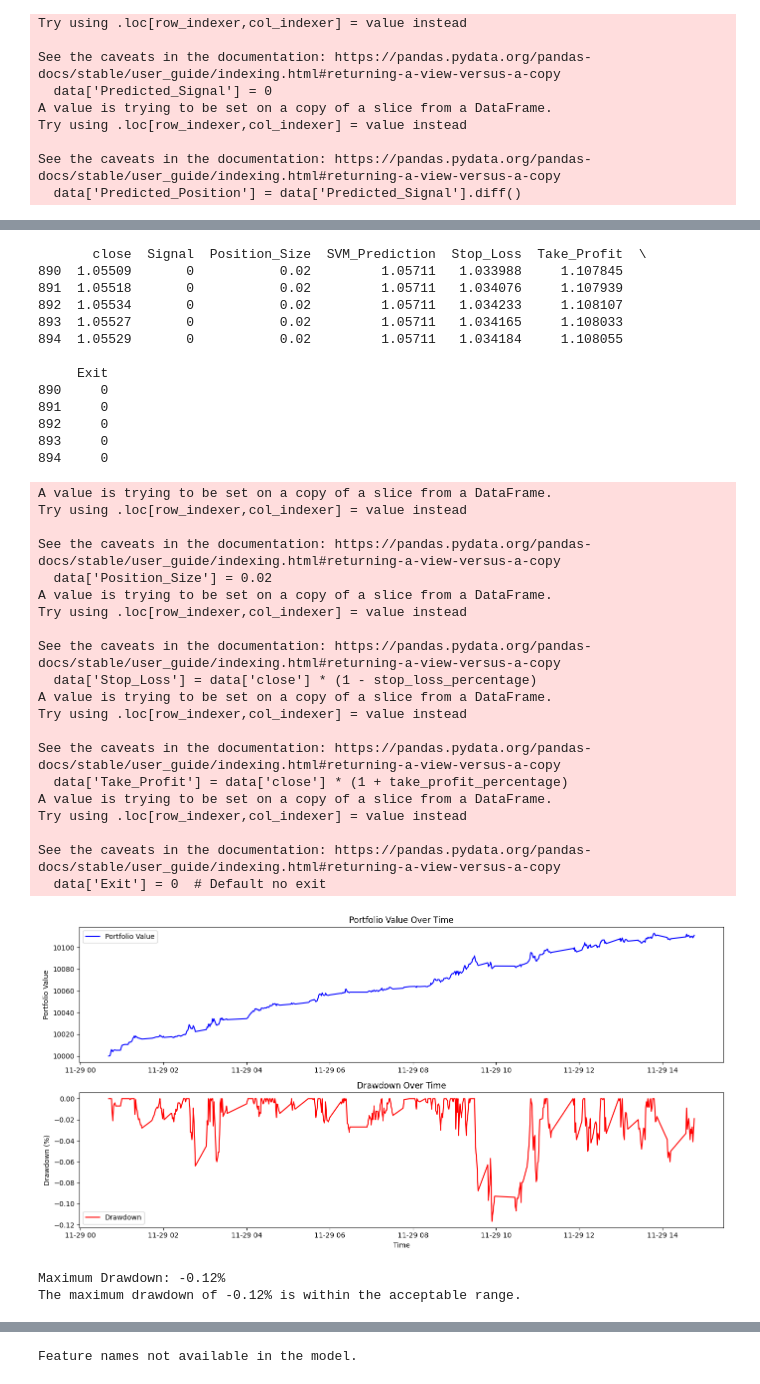
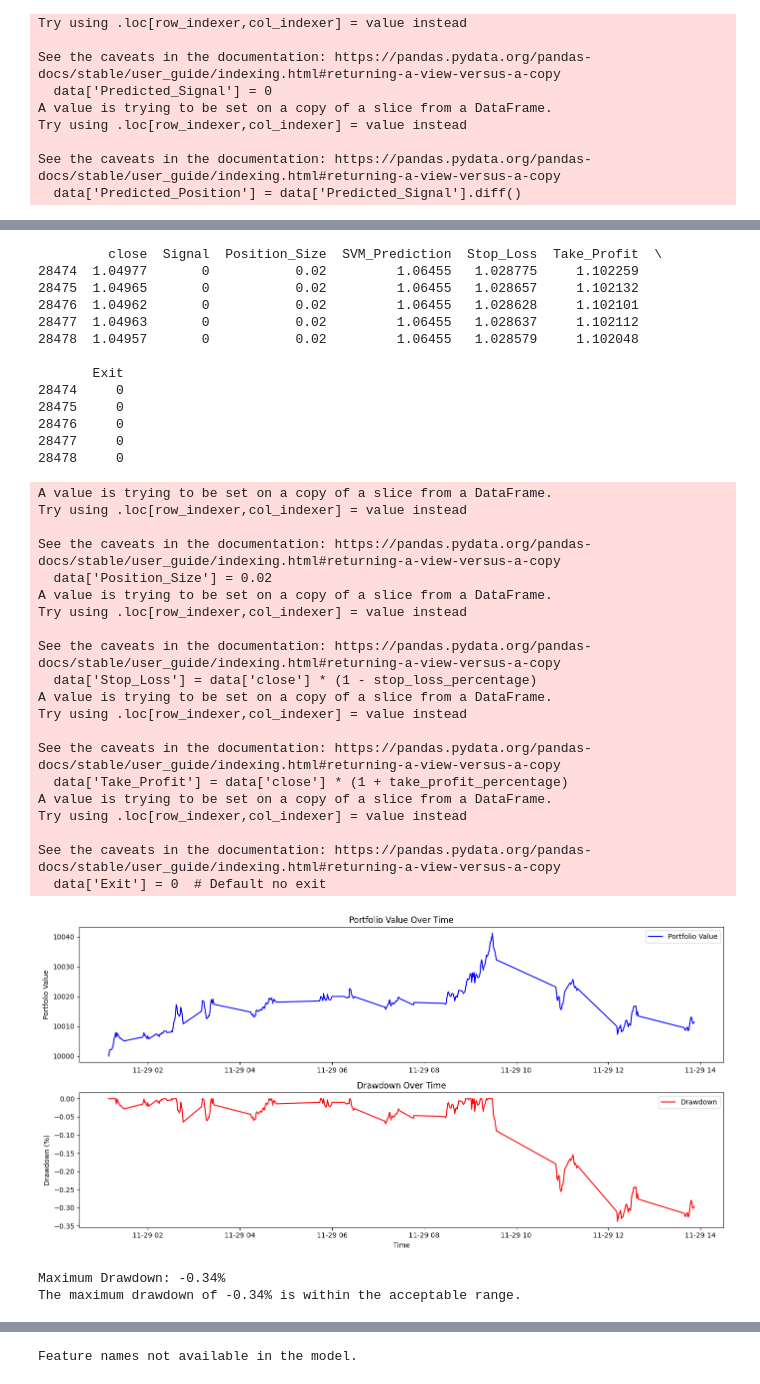
Before and after one commit to godwins3/PAfTA, a Jupyter notebook: notebooks/Nexo.ipynb, the cells around one changed output, grey strips where cells are left out. Cells and saved outputs as stored; diff of their text form; code cells hidden in the pictures.

```diff
--- a/notebooks/Nexo.ipynb
+++ b/notebooks/Nexo.ipynb
@@ -19,6 +19,6 @@ import joblib
 from sklearn.model_selection import GridSearchCV
 from sklearn.model_selection import  TimeSeriesSplit
 # %%
-data = pd.read_csv('../datasets/EURUSD_M1_data.csv')
+data = pd.read_csv('../datasets/EURUSD_M1_LARGE_data.csv')
 # %%
 df = pd.DataFrame(data)
@@ -501,19 +507,19 @@ data.loc[data['close'] >= data['Take_Profit'], 'Exit'] = 1  # Exit if price hits
 
 print(data[['close', 'Signal', 'Position_Size', 'SVM_Prediction', 'Stop_Loss', 'Take_Profit', 'Exit']].tail())
 # %% [output]
-       close  Signal  Position_Size  SVM_Prediction  Stop_Loss  Take_Profit  \
-890  1.05509       0           0.02         1.05711   1.033988     1.107845
-891  1.05518       0           0.02         1.05711   1.034076     1.107939
-892  1.05534       0           0.02         1.05711   1.034233     1.108107
-893  1.05527       0           0.02         1.05711   1.034165     1.108033
-894  1.05529       0           0.02         1.05711   1.034184     1.108055
+         close  Signal  Position_Size  SVM_Prediction  Stop_Loss  Take_Profit  \
+28474  1.04977       0           0.02         1.06455   1.028775     1.102259
+28475  1.04965       0           0.02         1.06455   1.028657     1.102132
+28476  1.04962       0           0.02         1.06455   1.028628     1.102101
+28477  1.04963       0           0.02         1.06455   1.028637     1.102112
+28478  1.04957       0           0.02         1.06455   1.028579     1.102048
 
-     Exit
-890     0
-891     0
-892     0
-893     0
-894     0
+       Exit
+28474     0
+28475     0
+28476     0
+28477     0
+28478     0
 A value is trying to be set on a copy of a slice from a DataFrame.
 Try using .loc[row_indexer,col_indexer] = value instead
 
@@ -544,6 +550,14 @@ data['Returns'] = data['close'].pct_change()
 
 # Initialize Portfolio Value column with initial capital
 data['Portfolio_Value'] = initial_capital
+
+# Backtest the strategy with the pre-trained model
+data['Strategy_Returns'] = data['Returns'] * data['Predicted_Signal'].shift(1)
+
+# Add stop-loss and take-profit conditions
+data['Strategy_Returns'] = np.where(data['Strategy_Returns'] < -0.01, -0.01, data['Strategy_Returns'])  # Stop-loss at -1%
+data['Strategy_Returns'] = np.where(data['Strategy_Returns'] > 0.02, 0.02, data['Strategy_Returns'])   # Take-profit at 2%
+
 
 # Loop through the signals and update portfolio value
 # for i in range(1, len(data)):
@@ -572,36 +586,36 @@ plt.plot(data['Portfolio_Value'], label='Portfolio Value', color='blue')
 plt.title('Portfolio Value Over Time')
 plt.ylabel('Portfolio Value')
 plt.legend()
 
 # Plot drawdown over time
 plt.subplot(2, 1, 2)
 plt.plot(data['Drawdown'], label='Drawdown', color='red')
 plt.title('Drawdown Over Time')
 plt.ylabel('Drawdown (%)')
 plt.xlabel('Time')
 plt.legend()
 
 # Layout adjustment and display
 plt.tight_layout()
 plt.show()
 
 # Maximum drawdown
 max_drawdown = data['Drawdown'].min()
 print(f"Maximum Drawdown: {max_drawdown:.2f}%")
 
 # Define acceptable drawdown threshold (you can adjust this value)
 acceptable_drawdown_threshold = -6.0  # -6 is the maximum drawdown, i mean we are not settling for less
 
 # Evaluate whether the drawdown is acceptable
 if max_drawdown < acceptable_drawdown_threshold:
     print(f"The maximum drawdown of {max_drawdown:.2f}% exceeds the acceptable threshold of {acceptable_drawdown_threshold}%")
     print("Consider re-evaluating the portfolio strategy.")
 else:
     print(f"The maximum drawdown of {max_drawdown:.2f}% is within the acceptable range.")
 # %% [output]
-[figure, old version]
+[figure, new version]
-Maximum Drawdown: -0.12%
-The maximum drawdown of -0.12% is within the acceptable range.
+Maximum Drawdown: -0.34%
+The maximum drawdown of -0.34% is within the acceptable range.
 # %%
 data.head()
 # %% [output]
```
Also changed, not shown: parts of 43 cells of this notebook, 5 other files.
